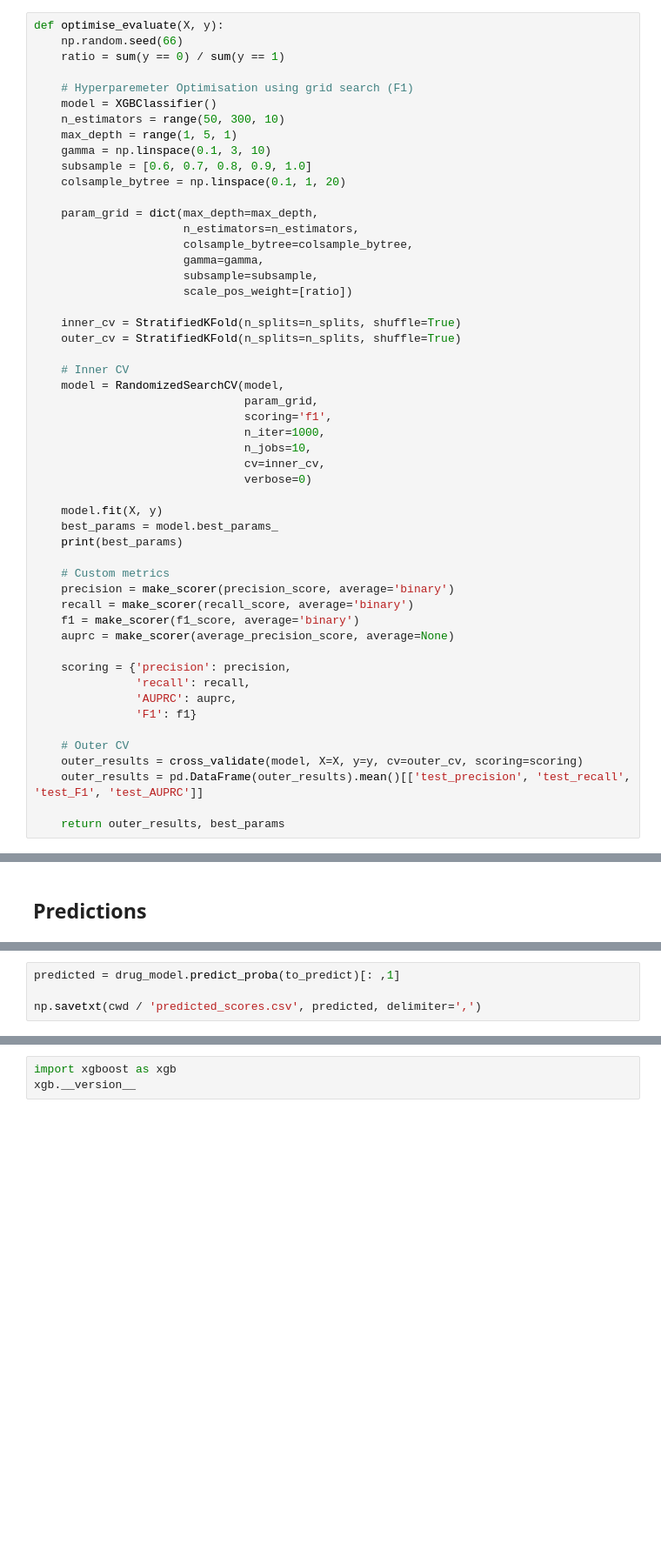
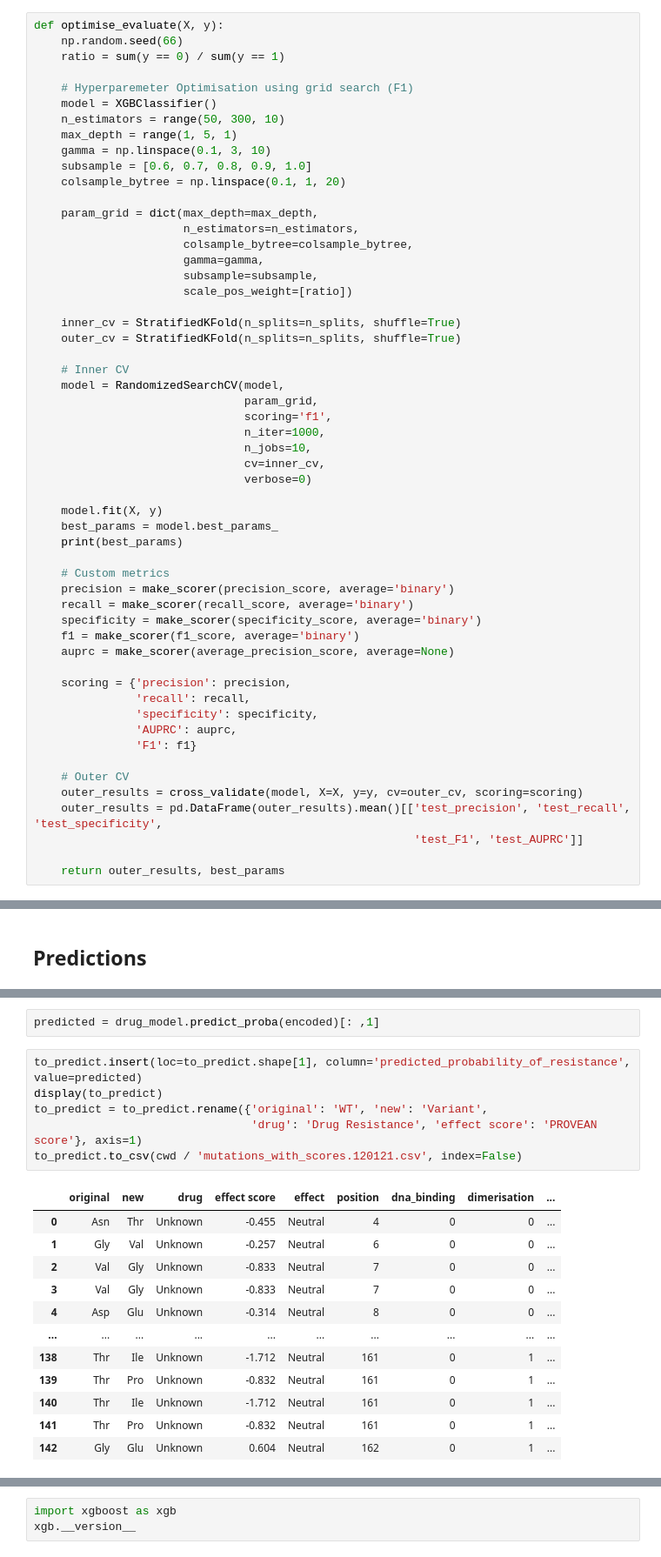
Before and after one commit to cednotsed/TB-Bedaquiline-Resistance-Modelling, a Jupyter notebook: tb_drugs.ipynb, the cells around one changed output, grey strips where cells are left out. Shown at 87% size. Cells and saved outputs as stored; diff of their text form; blank space fills up the shorter version.

```diff
--- a/tb_drugs.ipynb
+++ b/tb_drugs.ipynb
@@ -218,17 +219,20 @@ def optimise_evaluate(X, y):
     # Custom metrics
     precision = make_scorer(precision_score, average='binary')
     recall = make_scorer(recall_score, average='binary')
+    specificity = make_scorer(specificity_score, average='binary')
     f1 = make_scorer(f1_score, average='binary')
     auprc = make_scorer(average_precision_score, average=None)
 
     scoring = {'precision': precision,
                'recall': recall,
+               'specificity': specificity,
                'AUPRC': auprc,
                'F1': f1}
 
     # Outer CV
     outer_results = cross_validate(model, X=X, y=y, cv=outer_cv, scoring=scoring)
-    outer_results = pd.DataFrame(outer_results).mean()[['test_precision', 'test_recall', 'test_F1', 'test_AUPRC']]
+    outer_results = pd.DataFrame(outer_results).mean()[['test_precision', 'test_recall', 'test_specificity',
+                                                        'test_F1', 'test_AUPRC']]
 
     return outer_results, best_params
 # %%
@@ -369,4 +395,21 @@ display(to_predict)
 # %%
-predicted = drug_model.predict_proba(to_predict)[: ,1]
-
-np.savetxt(cwd / 'predicted_scores.csv', predicted, delimiter=',')
+predicted = drug_model.predict_proba(encoded)[: ,1]
+# %%
+to_predict.insert(loc=to_predict.shape[1], column='predicted_probability_of_resistance', value=predicted)
+display(to_predict)
+to_predict = to_predict.rename({'original': 'WT', 'new': 'Variant',
+                                'drug': 'Drug Resistance', 'effect score': 'PROVEAN score'}, axis=1)
+to_predict.to_csv(cwd / 'mutations_with_scores.120121.csv', index=False)
+# %% [output]
+|  | original | new | drug | effect score | effect | position | dna_binding | dimerisation | ... |
+| 0 | Asn | Thr | Unknown | -0.455 | Neutral | 4 | 0 | 0 | ... |
+| 1 | Gly | Val | Unknown | -0.257 | Neutral | 6 | 0 | 0 | ... |
+| 2 | Val | Gly | Unknown | -0.833 | Neutral | 7 | 0 | 0 | ... |
+| 3 | Val | Gly | Unknown | -0.833 | Neutral | 7 | 0 | 0 | ... |
+| 4 | Asp | Glu | Unknown | -0.314 | Neutral | 8 | 0 | 0 | ... |
+| ... | ... | ... | ... | ... | ... | ... | ... | ... | ... |
+| 138 | Thr | Ile | Unknown | -1.712 | Neutral | 161 | 0 | 1 | ... |
+| 139 | Thr | Pro | Unknown | -0.832 | Neutral | 161 | 0 | 1 | ... |
+| 140 | Thr | Ile | Unknown | -1.712 | Neutral | 161 | 0 | 1 | ... |
+| 141 | Thr | Pro | Unknown | -0.832 | Neutral | 161 | 0 | 1 | ... |
+| 142 | Gly | Glu | Unknown | 0.604 | Neutral | 162 | 0 | 1 | ... |
```
Also changed, not shown: parts of 8 cells of this notebook, 10 other files.
